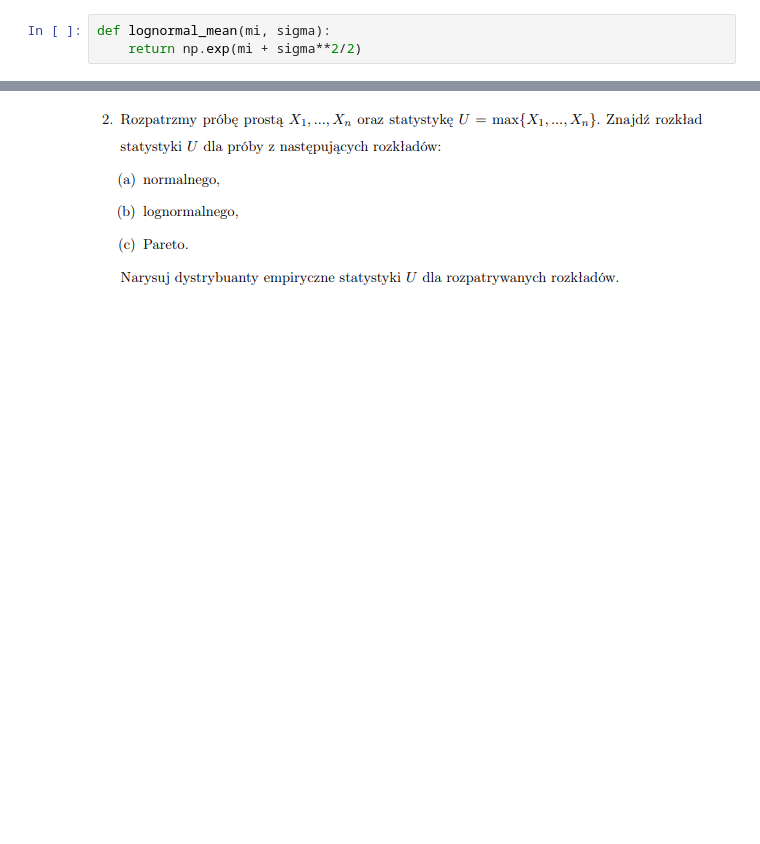
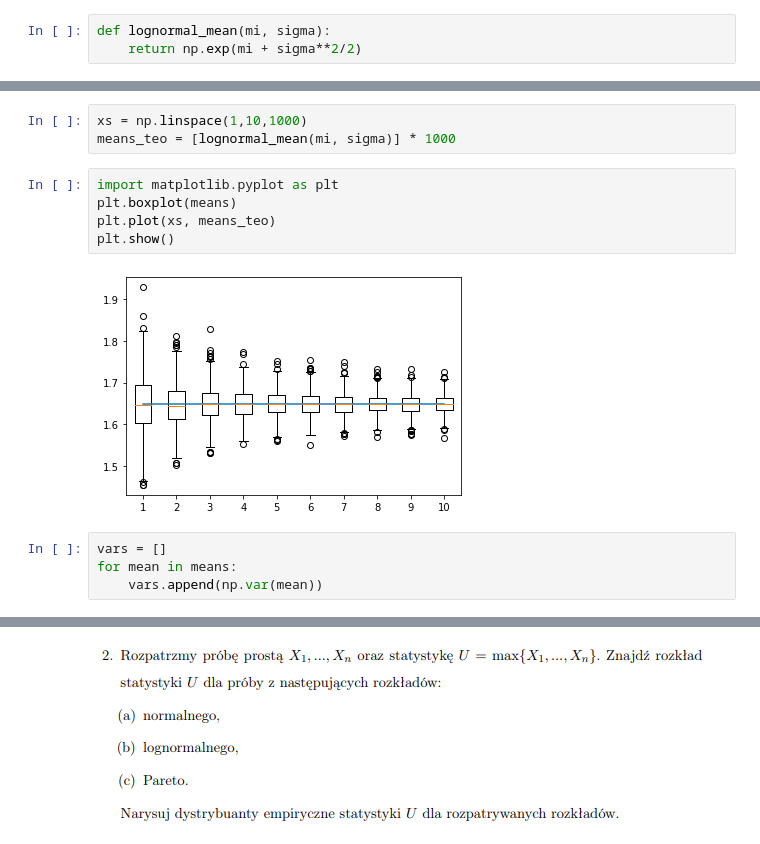
Before and after one commit to rafglo/Statystyka-stosowana, a Jupyter notebook: lista4.ipynb, the cells around one changed output, grey strips where cells are left out. Drawn from its saved outputs; the diff is of its cells as text; blank space fills up the shorter version.

```diff
--- a/lista4.ipynb
+++ b/lista4.ipynb
@@ -20,0 +36,14 @@ print("Średnia z próby: " + str(sample_mean), "   Średnia ze wzoru: " +  str(
+# %%
+xs = np.linspace(1,10,1000)
+means_teo = [lognormal_mean(mi, sigma)] * 1000
+# %%
+import matplotlib.pyplot as plt
+plt.boxplot(means)
+plt.plot(xs, means_teo)
+plt.show()
+# %% [output]
+[figure, added]
+# %%
+vars = []
+for mean in means:
+    vars.append(np.var(mean))
```
Also changed, not shown: parts of 17 cells of this notebook.
